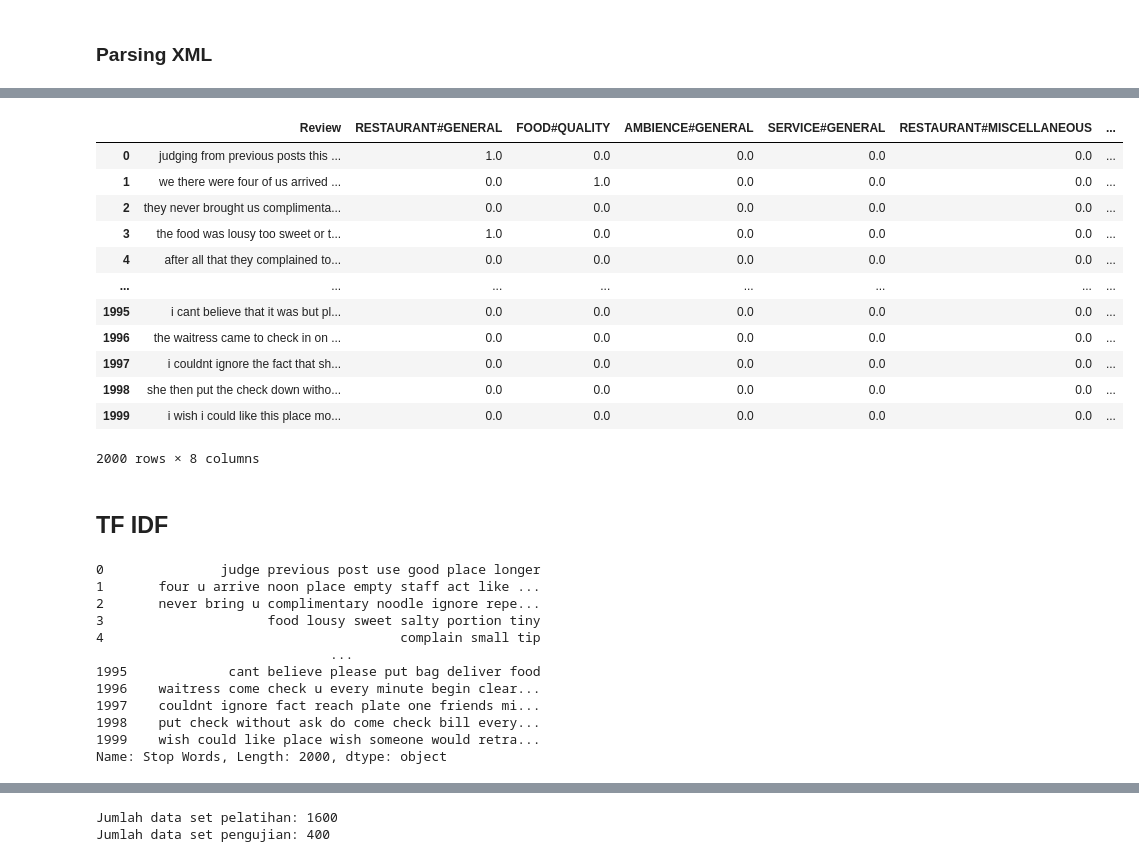
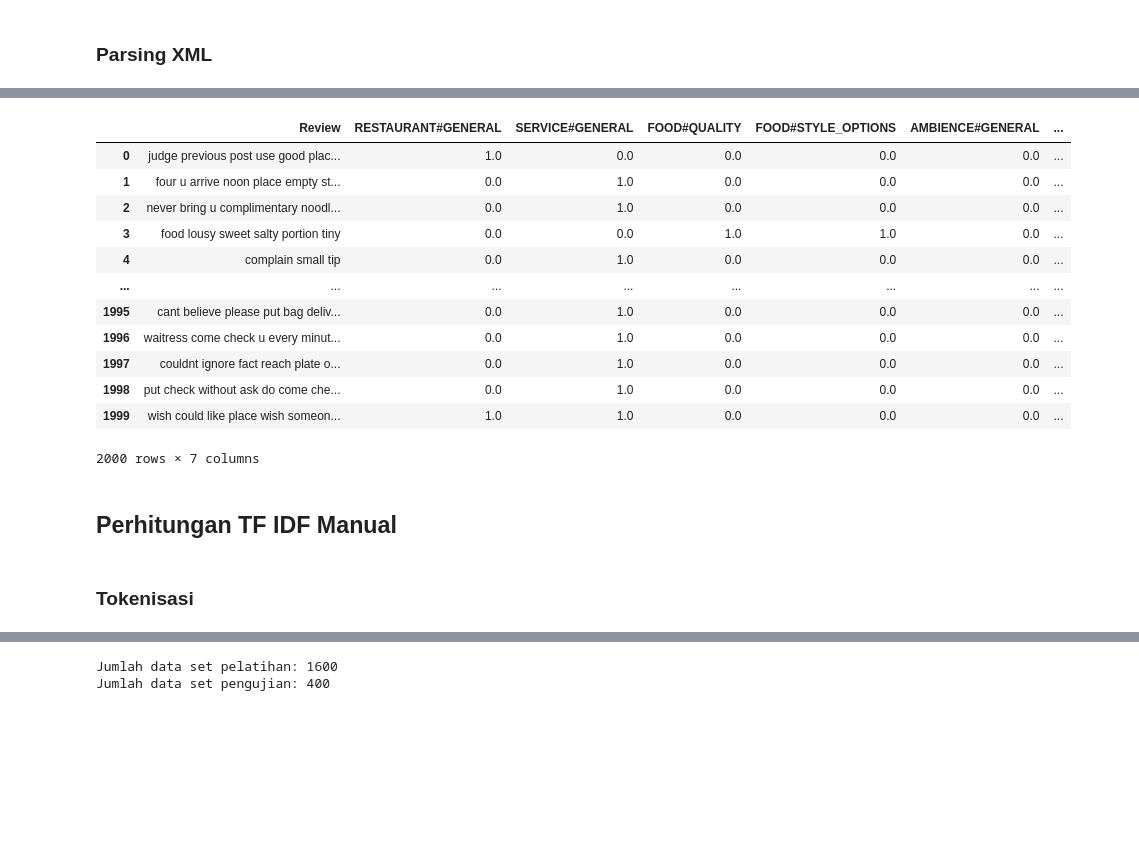
Before and after one commit to andrikofajar/Skripsi-Aspect-Category-Detection, a Jupyter notebook: Aspect-Category-Detection.ipynb, the cells around one changed output, grey strips where cells are left out. Cells and saved outputs as stored; diff of their text form; code cells hidden in the pictures; blank space fills up the shorter version.

```diff
--- a/Aspect-Category-Detection.ipynb
+++ b/Aspect-Category-Detection.ipynb
@@ -187,0 +210,3 @@ def stop_words(opinion):
+# %%
+df_train['Review'] = df_train['Review'].apply(remove_punctuation)
+df_train.head(10)
@@ -188,4 +225,4 @@ def stop_words(opinion):
 # %%
-df_train['Stop Words'] = df_train['Review'].apply(lambda x: stop_words(x))
+df_train['Review'] = df_train['Review'].apply(lambda x: stop_words(x))
 df_train
 # %% [output]
@@ -233,4 +242,4 @@ def get_wordnet_pos(tag):
 # %%
-df_train['Stop Words'] = df_train['Stop Words'].apply(lemmatize_text)
+df_train['Review'] = df_train['Review'].apply(lemmatize_text)
 df_train
 # %% [output]
@@ -250,6 +259,10 @@ df_train
 # %%
+# Mengubah nilai aspek polaritas menjadi penanda label
 def get_aspect_data_frame(df, most_common_aspect):
     for common_aspect in most_common_aspect:
         df[common_aspect] = df[common_aspect].replace(['positive','negative','neutral','conflict'],[1,1,1,1])
     df = df.fillna(0)
     return df
+
+df_aspect = get_aspect_data_frame(df_train, category)
+df_aspect
@@ -273,21 +283,23 @@ dfpro
 # %%
-dfpro['Label']= dfpro['RESTAURANT#GENERAL']
-dfpro
+df_aspect['Label']= df_aspect['RESTAURANT#GENERAL']
+df_aspect
 # %% [output]
-|  | Review | RESTAURANT#GENERAL | FOOD#QUALITY | AMBIENCE#GENERAL | SERVICE#GENERAL | RESTAURANT#MISCELLANEOUS | ... |
-| 0 | judging from previous posts this ... | 1.0 | 0.0 | 0.0 | 0.0 | 0.0 | ... |
-| 1 | we there were four of us arrived ... | 0.0 | 1.0 | 0.0 | 0.0 | 0.0 | ... |
-| 2 | they never brought us complimenta... | 0.0 | 0.0 | 0.0 | 0.0 | 0.0 | ... |
-| 3 | the food was lousy too sweet or t... | 1.0 | 0.0 | 0.0 | 0.0 | 0.0 | ... |
-| 4 | after all that they complained to... | 0.0 | 0.0 | 0.0 | 0.0 | 0.0 | ... |
+|  | Review | RESTAURANT#GENERAL | SERVICE#GENERAL | FOOD#QUALITY | FOOD#STYLE_OPTIONS | AMBIENCE#GENERAL | ... |
+| 0 | judge previous post use good plac... | 1.0 | 0.0 | 0.0 | 0.0 | 0.0 | ... |
+| 1 | four u arrive noon place empty st... | 0.0 | 1.0 | 0.0 | 0.0 | 0.0 | ... |
+| 2 | never bring u complimentary noodl... | 0.0 | 1.0 | 0.0 | 0.0 | 0.0 | ... |
+| 3 | food lousy sweet salty portion tiny | 0.0 | 0.0 | 1.0 | 1.0 | 0.0 | ... |
+| 4 | complain small tip | 0.0 | 1.0 | 0.0 | 0.0 | 0.0 | ... |
 | ... | ... | ... | ... | ... | ... | ... | ... |
-| 1995 | i cant believe that it was but pl... | 0.0 | 0.0 | 0.0 | 0.0 | 0.0 | ... |
-| 1996 | the waitress came to check in on ... | 0.0 | 0.0 | 0.0 | 0.0 | 0.0 | ... |
-| 1997 | i couldnt ignore the fact that sh... | 0.0 | 0.0 | 0.0 | 0.0 | 0.0 | ... |
-| 1998 | she then put the check down witho... | 0.0 | 0.0 | 0.0 | 0.0 | 0.0 | ... |
-| 1999 | i wish i could like this place mo... | 0.0 | 0.0 | 0.0 | 0.0 | 0.0 | ... |
+| 1995 | cant believe please put bag deliv... | 0.0 | 1.0 | 0.0 | 0.0 | 0.0 | ... |
+| 1996 | waitress come check u every minut... | 0.0 | 1.0 | 0.0 | 0.0 | 0.0 | ... |
+| 1997 | couldnt ignore fact reach plate o... | 0.0 | 1.0 | 0.0 | 0.0 | 0.0 | ... |
+| 1998 | put check without ask do come che... | 0.0 | 1.0 | 0.0 | 0.0 | 0.0 | ... |
+| 1999 | wish could like place wish someon... | 1.0 | 1.0 | 0.0 | 0.0 | 0.0 | ... |
-2000 rows × 8 columns
+2000 rows × 7 columns
 # %% [markdown]
-## TF IDF
+## Perhitungan TF IDF Manual
+# %% [markdown]
+### Tokenisasi
 # %%
 def getToken(review):
@@ -298,16 +309,0 @@ def getToken(review):
-# %%
-train_data_review, tokens, alltokens = getToken(dfpro['Stop Words'])
-train_data_review
-# %% [output]
-0               judge previous post use good place longer
-1       four u arrive noon place empty staff act like ...
-2       never bring u complimentary noodle ignore repe...
-3                     food lousy sweet salty portion tiny
-4                                      complain small tip
-                              ...
-1995             cant believe please put bag deliver food
-1996    waitress come check u every minute begin clear...
-1997    couldnt ignore fact reach plate one friends mi...
-1998    put check without ask do come check bill every...
-1999    wish could like place wish someone would retra...
-Name: Stop Words, Length: 2000, dtype: object
```
Also changed, not shown: parts of 68 cells of this notebook.
